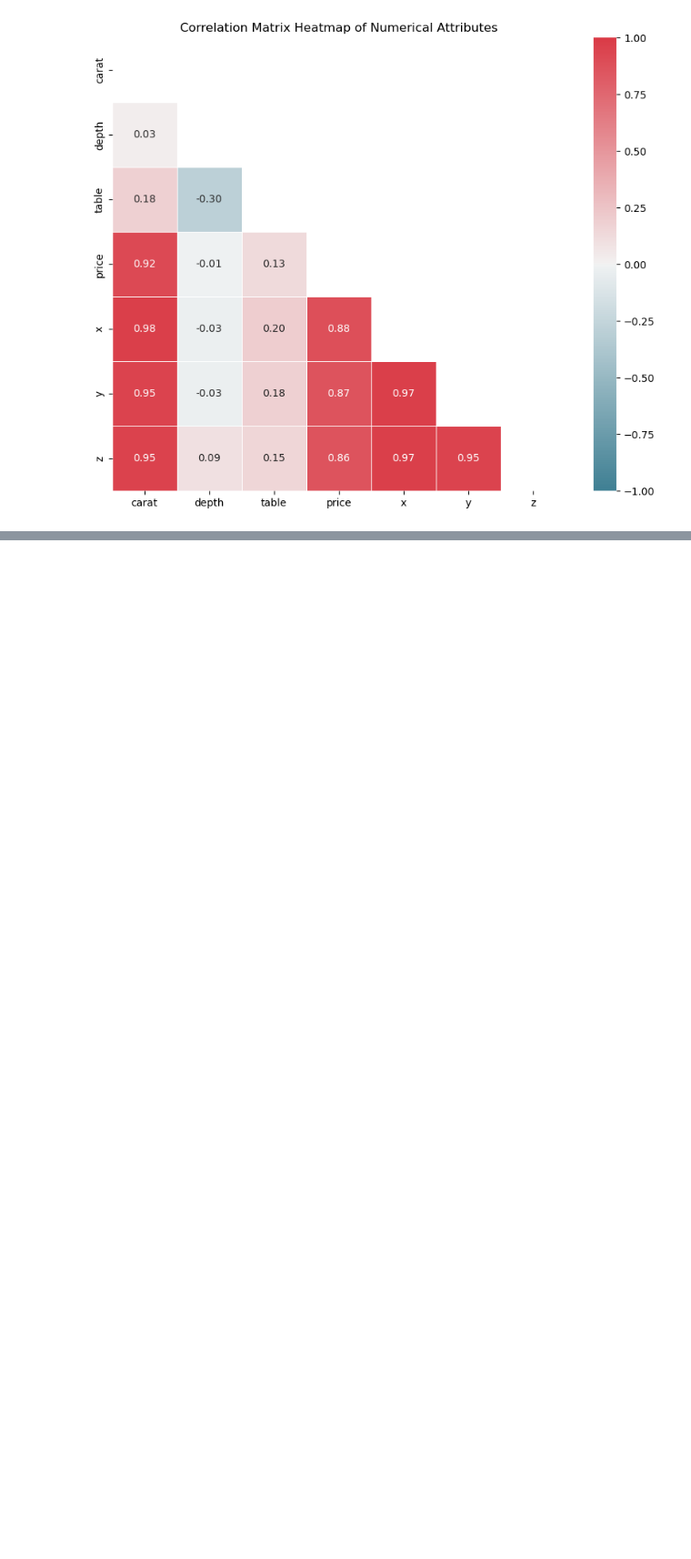
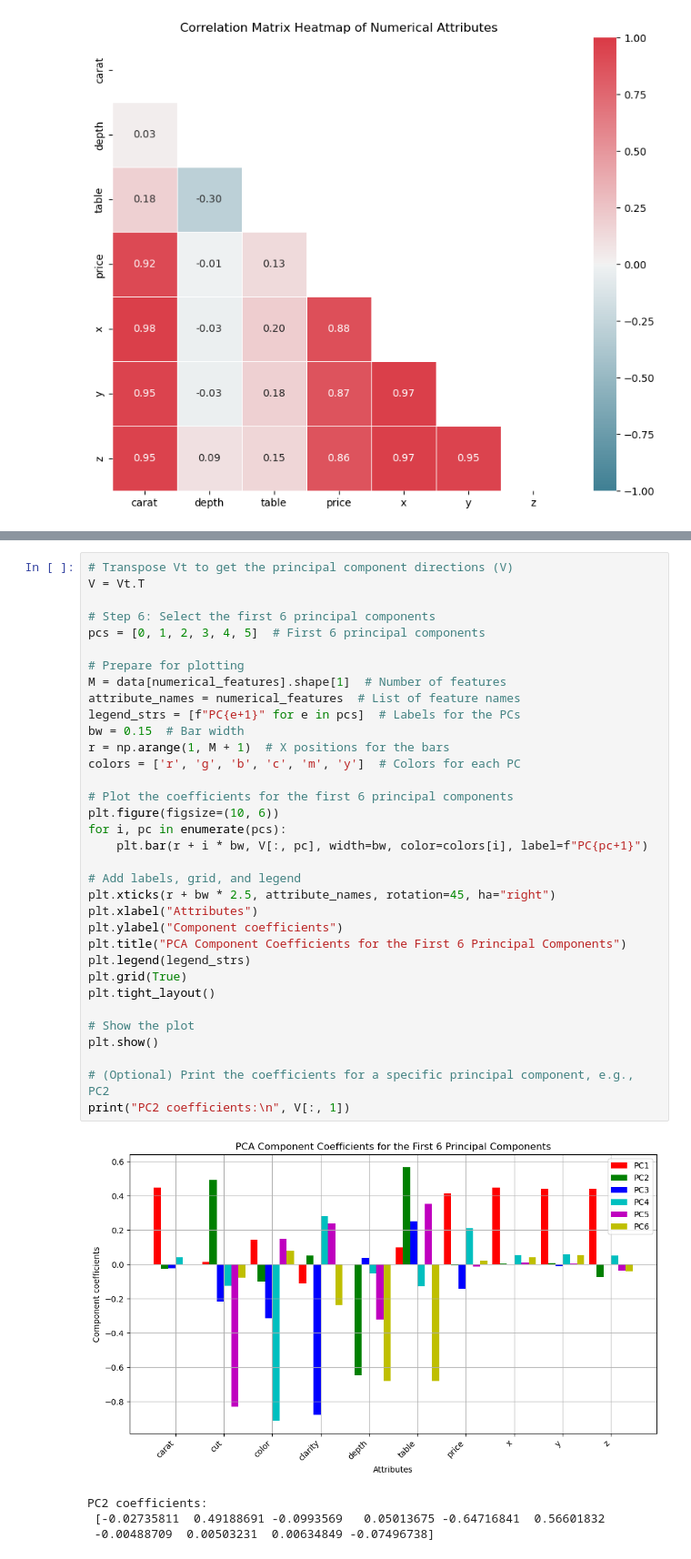
Before and after one commit to ThomasSchiolerH/Machine-Learning-And-Data-Mining, a Jupyter notebook: Project 1/project.ipynb, the cells around one changed output, grey strips where cells are left out. Shown at 91% size. Cells and saved outputs as stored; diff of their text form; blank space fills up the shorter version.

```diff
--- a/Project 1/project.ipynb
+++ b/Project 1/project.ipynb
@@ -221,0 +311,39 @@ plt.show()
+# %%
+# Transpose Vt to get the principal component directions (V)
+V = Vt.T
+
+# Step 6: Select the first 6 principal components
+pcs = [0, 1, 2, 3, 4, 5]  # First 6 principal components
+
+# Prepare for plotting
+M = data[numerical_features].shape[1]  # Number of features
+attribute_names = numerical_features  # List of feature names
+legend_strs = [f"PC{e+1}" for e in pcs]  # Labels for the PCs
+bw = 0.15  # Bar width
+r = np.arange(1, M + 1)  # X positions for the bars
+colors = ['r', 'g', 'b', 'c', 'm', 'y']  # Colors for each PC
+
+# Plot the coefficients for the first 6 principal components
+plt.figure(figsize=(10, 6))
+for i, pc in enumerate(pcs):
+    plt.bar(r + i * bw, V[:, pc], width=bw, color=colors[i], label=f"PC{pc+1}")
+
+# Add labels, grid, and legend
+plt.xticks(r + bw * 2.5, attribute_names, rotation=45, ha="right")
+plt.xlabel("Attributes")
+plt.ylabel("Component coefficients")
+plt.title("PCA Component Coefficients for the First 6 Principal Components")
+plt.legend(legend_strs)
+plt.grid(True)
+plt.tight_layout()
+
+# Show the plot
+plt.show()
+
+# (Optional) Print the coefficients for a specific principal component, e.g., PC2
+print("PC2 coefficients:\n", V[:, 1])
+# %% [output]
+[figure, added]
+PC2 coefficients:
+ [-0.02735811  0.49188691 -0.0993569   0.05013675 -0.64716841  0.56601832
+ -0.00488709  0.00503231  0.00634849 -0.07496738]
```
Also changed, not shown: parts of 8 cells of this notebook, 1 other file.
